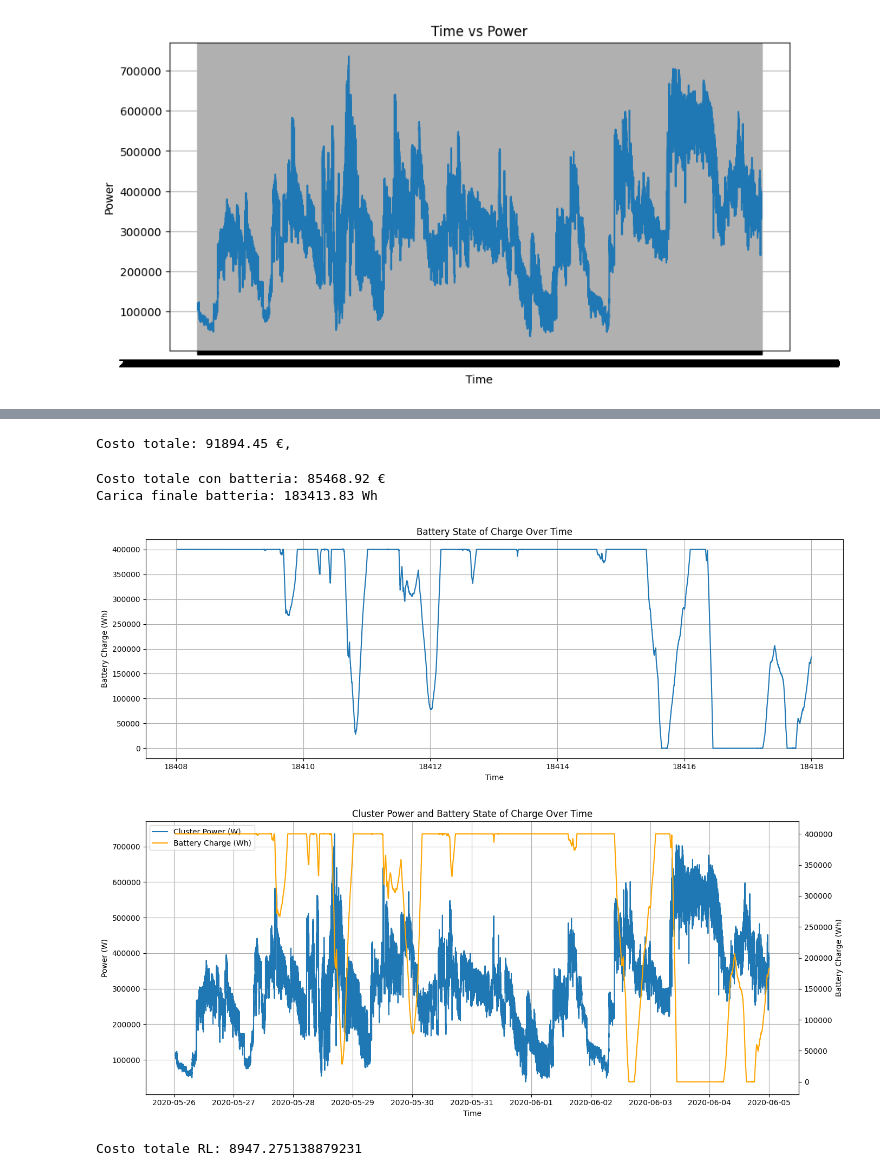
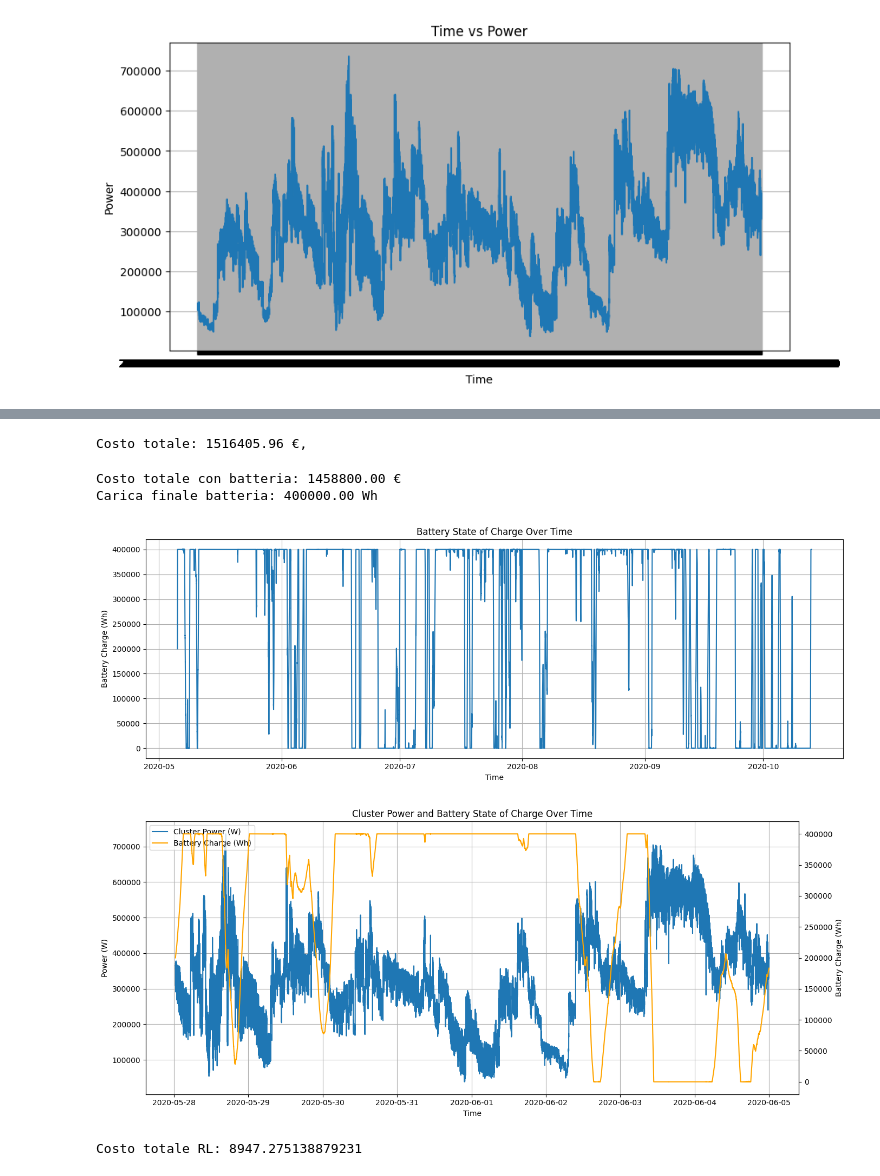
Before and after one commit to alessandroPetz/rl_hpc_power_aware, a Jupyter notebook: test_simulations.ipynb, the cells around one changed output, grey strips where cells are left out. Drawn from its saved outputs; the diff is of its cells as text; code cells hidden in the pictures.

```diff
--- a/test_simulations.ipynb
+++ b/test_simulations.ipynb
@@ -220,11 +220,11 @@ import pandas as pd
 def dynamic_low_price(timestamp):
     hour = timestamp.hour
     if 0 <= hour < 6:
-        return 5
+        return 0.0005
     elif 6 <= hour < 22:
-        return 12
+        return 0.0012
     else:
-        return 7
+        return 0.0007
 
 
 def compute_cost(row):
@@ -257,7 +257,8 @@ def compute_cost(row):
 THRESHOLD = 400000          # Watt
 
 # Carica il CSV (usa header già presente)
-df = pd.read_csv("cluster_power_only_nodes_10days.csv")
+df = pd.read_csv("cluster_power_only_nodes_10days.csv")[8641:]
+#  df = pd.read_csv("cluster_power_only_nodes.csv")
 
 # Converti timestamp
 df["time"] = pd.to_datetime(df["time"], utc=True)
@@ -277,10 +278,10 @@ df["price_base"] = df["time"].apply(dynamic_low_price)
 df["cost"] = df.apply(compute_cost, axis=1)
 
 # Risultato finale
-total_cost = df["cost"].sum() / 10000
+total_cost = df["cost"].sum()
 print(f"Costo totale: {total_cost:.2f} €,")
 # %% [output]
-Costo totale: 91894.45 €,
+Costo totale: 1516405.96 €,
 # %%
 import pandas as pd
 import numpy as np
@@ -290,11 +291,11 @@ import matplotlib.dates as mdates
 def dynamic_low_price(timestamp):
     hour = timestamp.hour
     if 0 <= hour < 6:
-        return 5
+        return 0.0005
     elif 6 <= hour < 22:
-        return 12
+        return 0.0012
     else:
-        return 7
+        return 0.0007
 
 
 # ---------------------------
@@ -303,11 +304,11 @@ def dynamic_low_price(timestamp):
 THRESHOLD = 400000          # W
 
 BATTERY_CAPACITY = 400000          # Wh
-BATTERY_INITIAL_CHARGE = 400000    # Wh
+BATTERY_INITIAL_CHARGE = BATTERY_CAPACITY / 2    # Wh
 
 # LIMITI DI CARICA/SCARICA REALE
-MAX_CHARGE_RATE = 400000            # Wh/h  (100 kW) # può scaricarsi a 1-C
-MAX_DISCHARGE_RATE = 400000         # Wh/h  (100 kW)
+MAX_CHARGE_RATE = 1600000            # Wh/h  (100 kW) # può scaricarsi a 1-C
+MAX_DISCHARGE_RATE = 1600000         # Wh/h  (100 kW)
 
 battery = BATTERY_INITIAL_CHARGE
 total_cost = 0
@@ -315,7 +316,8 @@ total_cost = 0
 battery_history = []
 time_history = []
 
-df = pd.read_csv("cluster_power_only_nodes_10days.csv")
+df = pd.read_csv("cluster_power_only_nodes_10days.csv")[8641:]
+# df = pd.read_csv("cluster_power_only_nodes.csv")
 
 df["time"] = pd.to_datetime(df["time"], utc=True)
 df["dt_hours"] = df["time"].diff().dt.total_seconds() / 3600
@@ -349,7 +351,7 @@ for idx, row in df.iterrows():
         max_discharge_this_step = MAX_DISCHARGE_RATE * dt
 
         # energia massima scaricabile
-        E_discharge = min(E_peak, battery, max_discharge_this_step)
+        E_discharge = min(E_peak, battery, max_discharge_this_step)  # mettendo epeak, copro solamente il picco, tutto quello sotto lo pago con prezzo basso
 
         # aggiorna batteria
         battery -= E_discharge
@@ -373,39 +375,39 @@ for idx, row in df.iterrows():
 
         charging_room = BATTERY_CAPACITY - battery
 
-        E_charge_available = (THRESHOLD - power) * dt
+        E_charge_available = (THRESHOLD - power) * dt     # serve per non arrivare a pagare per caricare la batteria al prezzo più high.
 
         # energia effettiva caricabile
         E_charge = min(E_charge_available, charging_room, max_charge_this_step)
 
         # aggiorna batteria
         battery += E_charge
 
         # costo = energia cluster + energia caricata
         total_cost += (E_base + E_charge) * COST_LOW
 
     # storico
     battery_history.append(battery)
     time_history.append(t)
 
 # normalizzo
-total_cost = total_cost / 10000
+total_cost = total_cost
 
 print(f"Costo totale con batteria: {total_cost:.2f} €")
 print(f"Carica finale batteria: {battery:.2f} Wh")
 
 plt.figure(figsize=(14, 5))
 plt.plot(time_history, battery_history)
 plt.xlabel("Time")
 plt.ylabel("Battery Charge (Wh)")
 plt.title("Battery State of Charge Over Time")
 plt.grid(True)
 plt.tight_layout()
 plt.show()
 # %% [output]
-Costo totale con batteria: 85468.92 €
-Carica finale batteria: 183413.83 Wh
+Costo totale con batteria: 1458800.00 €
+Carica finale batteria: 400000.00 Wh
-[figure, old version]
+[figure, new version]
 # %%
 import matplotlib.pyplot as plt
 
@@ -439,7 +441,7 @@ ax1.legend(lns1 + lns2, lbls1 + lbls2, loc="upper left")
 plt.tight_layout()
 plt.show()
 # %% [output]
-[figure, old version]
+[figure, new version]
 # %%
 # test saved model
 
```
Also changed, not shown: parts of 1 cell of this notebook, 2 other files.
